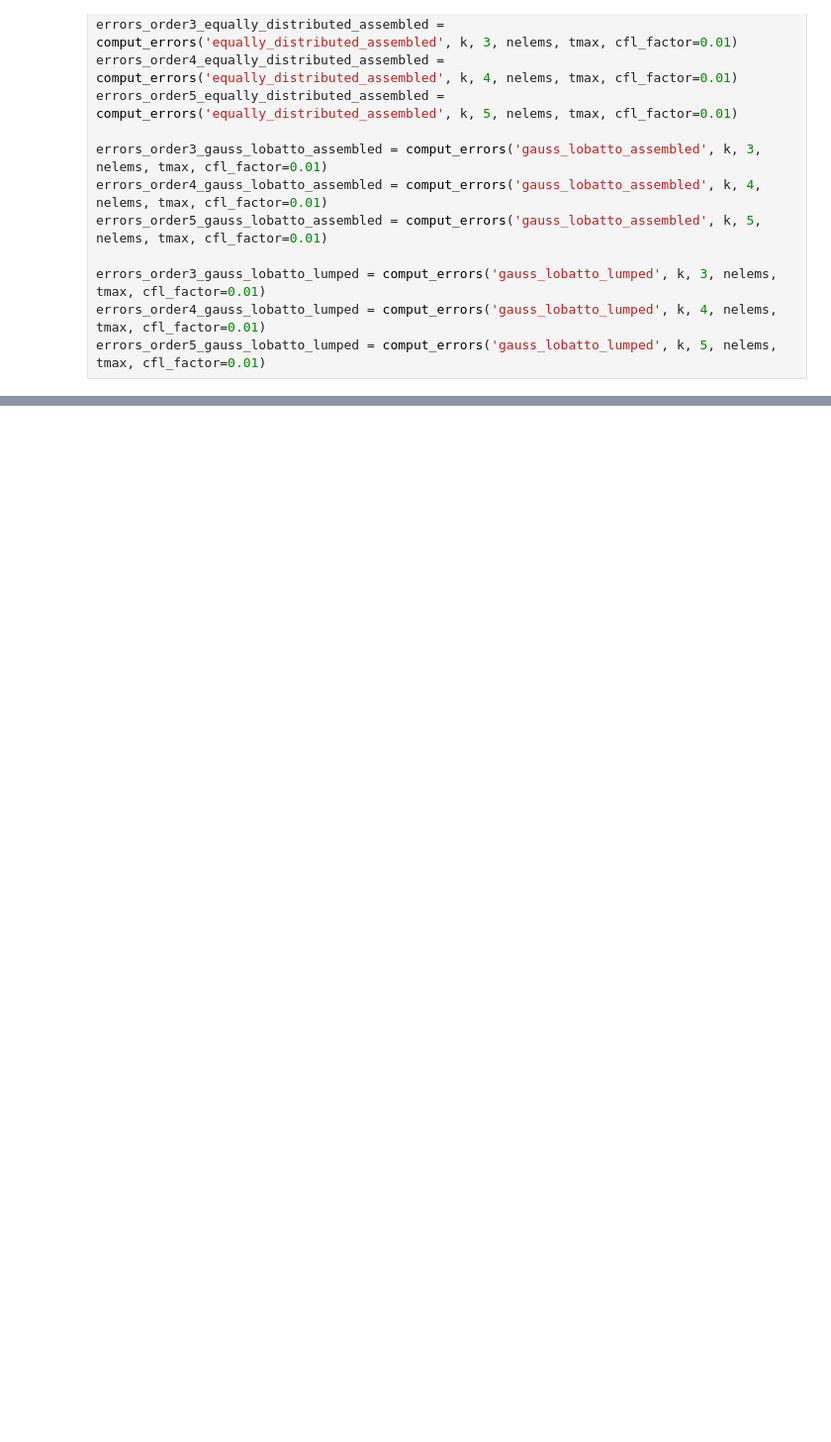
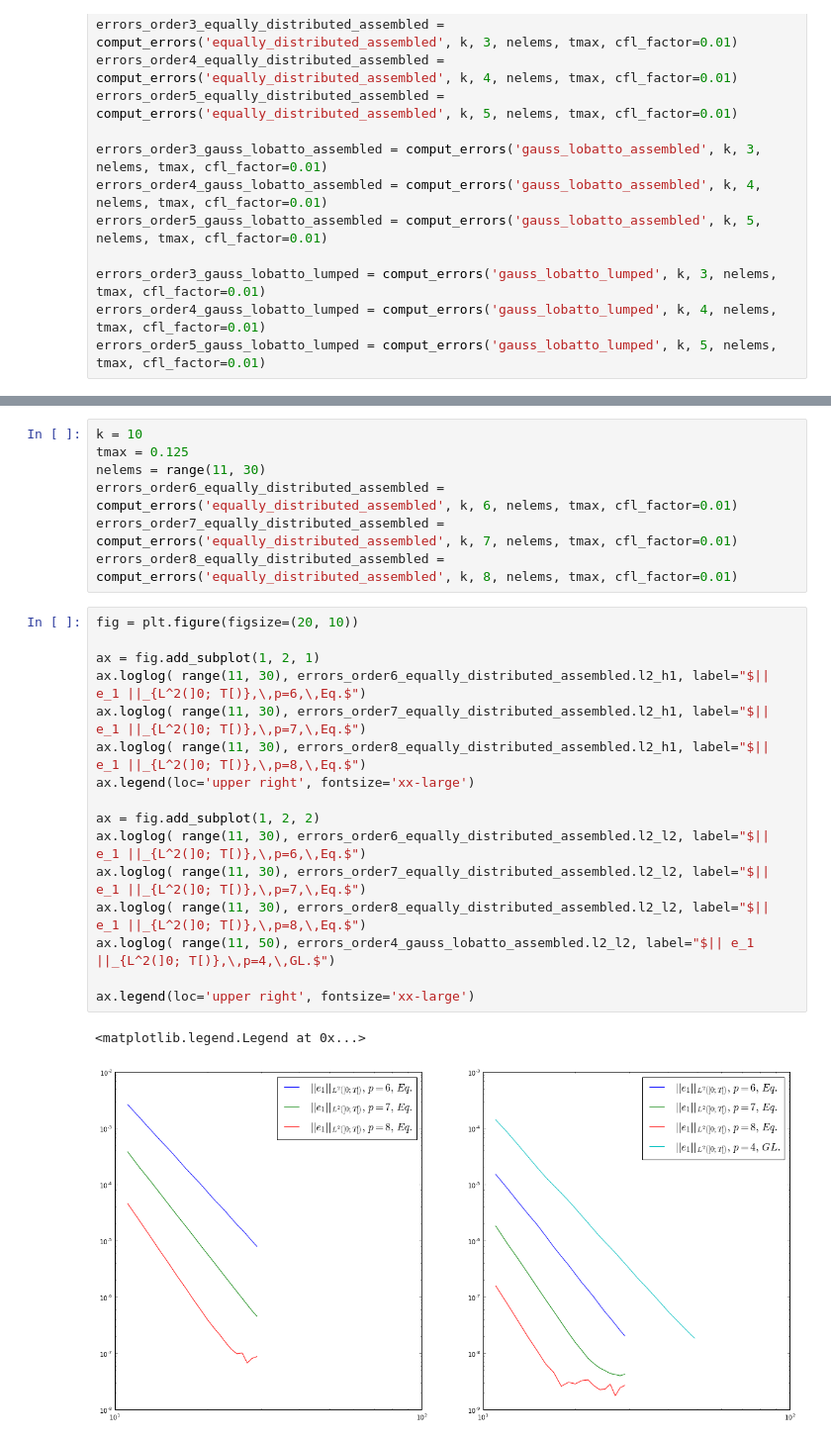
Before and after one commit to flothesof/wave1D, a Jupyter notebook: examples/space_convergence.ipynb, the cells around one changed output, grey strips where cells are left out. Shown at 99% size. Cells and saved outputs as stored; diff of their text form; blank space fills up the shorter version.

```diff
--- a/examples/space_convergence.ipynb
+++ b/examples/space_convergence.ipynb
@@ -251,0 +308,26 @@ ax.legend(loc='upper right', fontsize='xx-large')
+# %%
+k = 10
+tmax = 0.125
+nelems = range(11, 30)
+errors_order6_equally_distributed_assembled = comput_errors('equally_distributed_assembled', k, 6, nelems, tmax, cfl_factor=0.01)
+errors_order7_equally_distributed_assembled = comput_errors('equally_distributed_assembled', k, 7, nelems, tmax, cfl_factor=0.01)
+errors_order8_equally_distributed_assembled = comput_errors('equally_distributed_assembled', k, 8, nelems, tmax, cfl_factor=0.01)
+# %%
+fig = plt.figure(figsize=(20, 10))
+
+ax = fig.add_subplot(1, 2, 1)
+ax.loglog( range(11, 30), errors_order6_equally_distributed_assembled.l2_h1, label="$|| e_1 ||_{L^2(]0; T[)},\,p=6,\,Eq.$")
+ax.loglog( range(11, 30), errors_order7_equally_distributed_assembled.l2_h1, label="$|| e_1 ||_{L^2(]0; T[)},\,p=7,\,Eq.$")
+ax.loglog( range(11, 30), errors_order8_equally_distributed_assembled.l2_h1, label="$|| e_1 ||_{L^2(]0; T[)},\,p=8,\,Eq.$")
+ax.legend(loc='upper right', fontsize='xx-large')
+
+ax = fig.add_subplot(1, 2, 2)
+ax.loglog( range(11, 30), errors_order6_equally_distributed_assembled.l2_l2, label="$|| e_1 ||_{L^2(]0; T[)},\,p=6,\,Eq.$")
+ax.loglog( range(11, 30), errors_order7_equally_distributed_assembled.l2_l2, label="$|| e_1 ||_{L^2(]0; T[)},\,p=7,\,Eq.$")
+ax.loglog( range(11, 30), errors_order8_equally_distributed_assembled.l2_l2, label="$|| e_1 ||_{L^2(]0; T[)},\,p=8,\,Eq.$")
+ax.loglog( range(11, 50), errors_order4_gauss_lobatto_assembled.l2_l2, label="$|| e_1 ||_{L^2(]0; T[)},\,p=4,\,GL.$")
+
+ax.legend(loc='upper right', fontsize='xx-large')
+# %% [output]
+<matplotlib.legend.Legend at 0x...>
+[figure, added]
```
Also changed, not shown: parts of 12 cells of this notebook.
